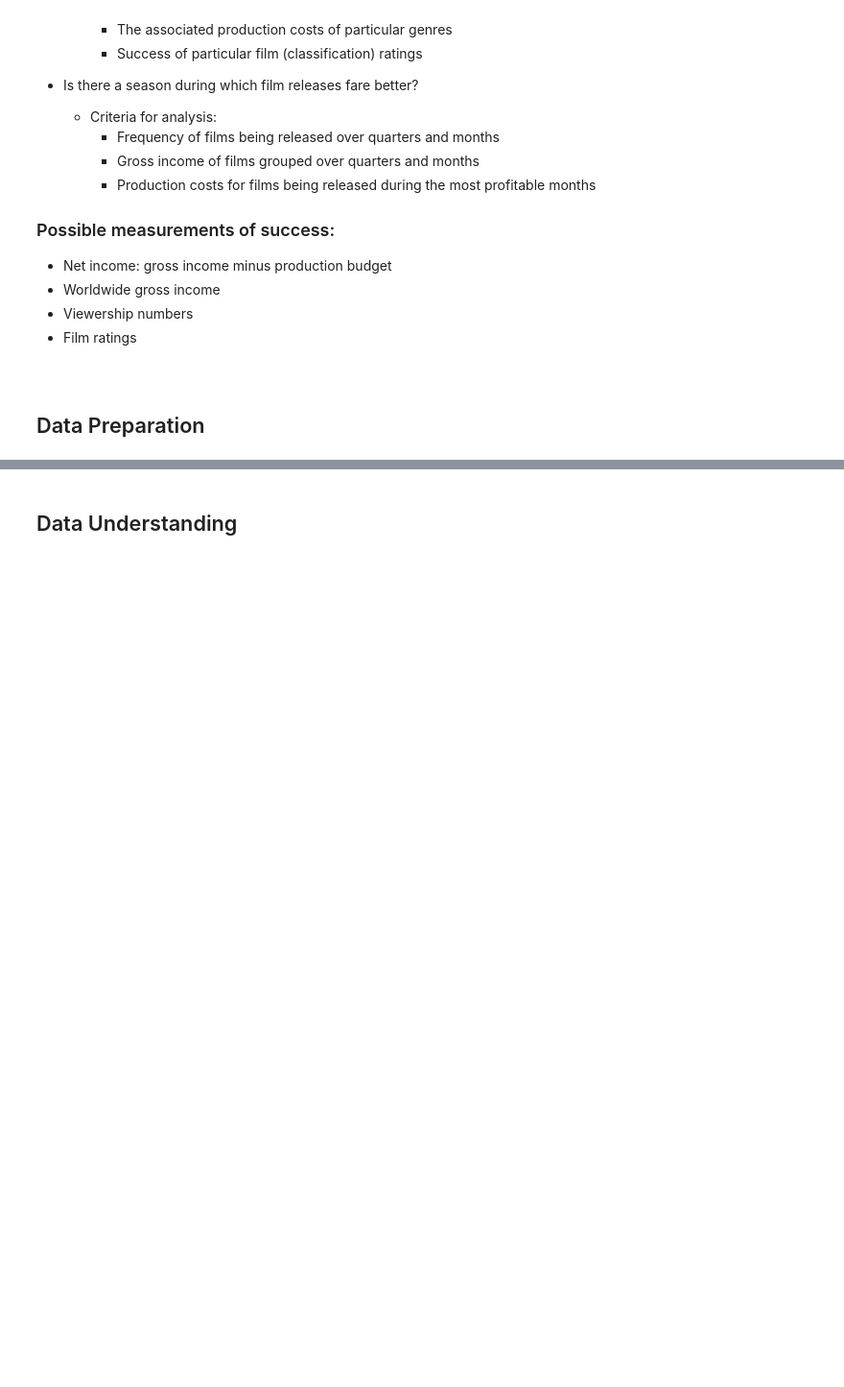
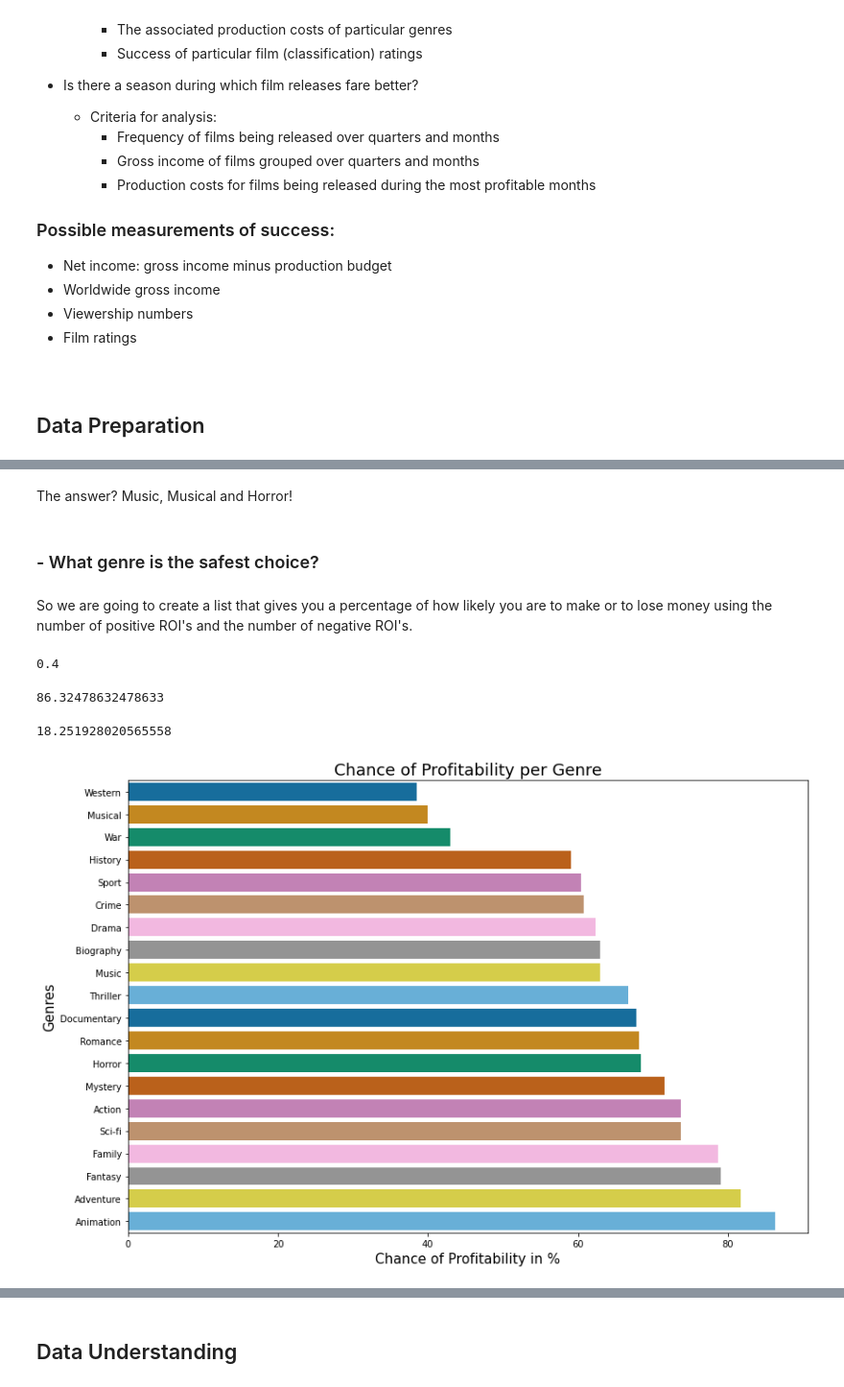
Before and after one commit to learn-co-curriculum/dsc-phase-1-project, a Jupyter notebook: final-notebook-outline.ipynb, the cells around one changed output, grey strips where cells are left out. Shown at 96% size. Saved outputs shown, nothing was run; the diff lists cells and outputs as text; code cells hidden in the pictures; blank space fills up the shorter version.

```diff
--- a/final-notebook-outline.ipynb
+++ b/final-notebook-outline.ipynb
@@ -46,0 +346,6 @@ In order to generate actionable insights for this stakeholder, we are inspecting
+# %% [markdown]
+The answer? Music, Musical and Horror!
+# %% [markdown]
+### - What genre is the safest choice?
+# %% [markdown]
+So we are going to create a list that gives you a percentage of how likely you are to make or to lose money using the number of positive ROI's and the number of negative ROI's.
@@ -46,0 +366,26 @@ In order to generate actionable insights for this stakeholder, we are inspecting
+# %%
+roi_list = []
+for roi in all_genre_df:
+    roi_list.append(roi['investment_return'])
+# %%
+positive_value = 0
+total_value = 0
+for x in roi_list[19]:
+    if x > 0:
+        positive_value += 1
+        total_value += 1
+    else:
+        total_value += 1
+print(positive_value/total_value)
+# %% [output]
+0.4
+# %%
+chance_of_doing_well = [0.7368421052631579, 0.8174807197943444, 0.8632478632478633, 0.630057803468208, 0.6073825503355704, 0.6785714285714286, 0.6232006773920407, 0.7876106194690266, 0.7910447761194029, 0.5909090909090909, 0.6846153846153846, 0.6301369863013698, 0.4, 0.7159763313609467, 0.6814814814814815, 0.7375, 0.6041666666666666, 0.6675324675324675, 0.43, 0.38461538461538464]
+# %%
+chance_profitability = []
+for x in chance_of_doing_well:
+        chance_profitability.append(x*100)
+# %%
+chance_profitability[2]
+# %% [output]
+86.32478632478633
@@ -46,0 +396,16 @@ In order to generate actionable insights for this stakeholder, we are inspecting
+# %%
+chance_loss[1]
+# %% [output]
+18.251928020565558
+# %%
+df2 = pd.DataFrame({"Chances":chance_profitability, "Genres":listatest})
+
+plt.figure(figsize=(12,8))
+sns.barplot(x="Chances", y = "Genres",data=df2, palette='colorblind', order=df2.sort_values('Chances').Genres)
+plt.xlabel("Chance of Profitability in %", size=15)
+plt.ylabel("Genres", size=15)
+plt.title("Chance of Profitability per Genre", size=18)
+plt.tight_layout()
+plt.savefig("barplot_Seaborn_Python.png", dpi=100)
+# %% [output]
+[figure, added]
```
Also changed, not shown: parts of 57 cells of this notebook.
